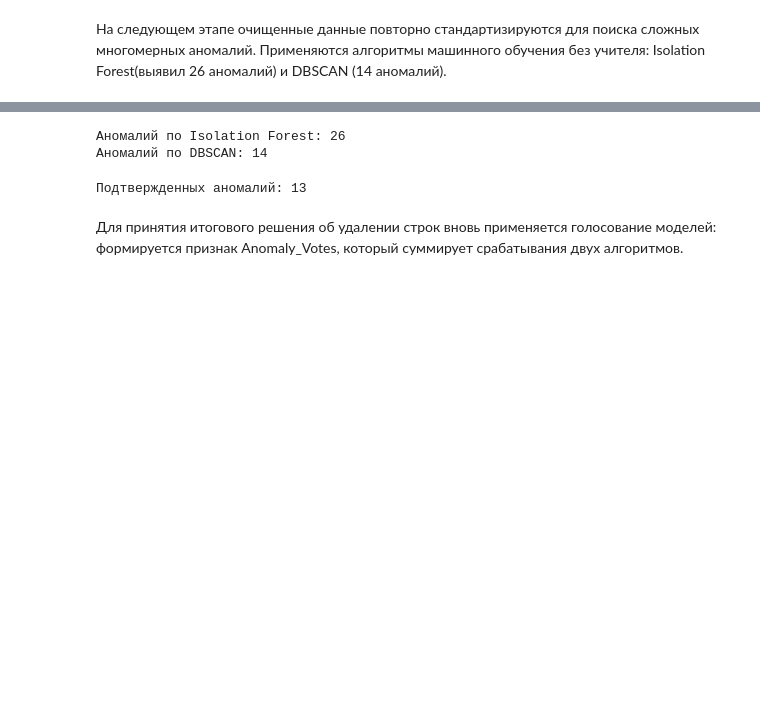
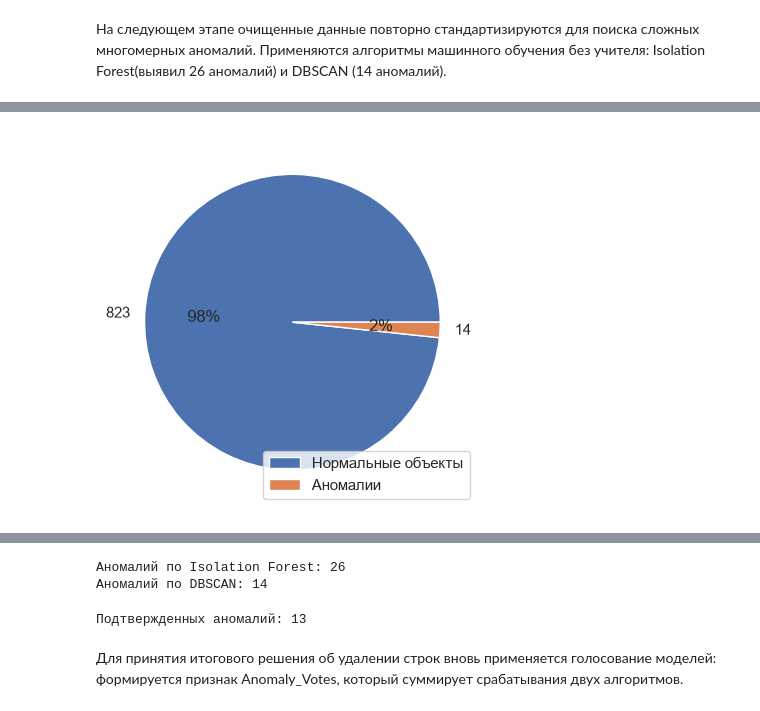
Before and after one commit to alexandrarengolt/HAIL_THE_KING, a Jupyter notebook: castle_walls.ipynb, the cells around one changed output, grey strips where cells are left out. Cells and saved outputs as stored; diff of their text form; code cells hidden in the pictures; blank space fills up the shorter version.

```diff
--- a/castle_walls.ipynb
+++ b/castle_walls.ipynb
@@ -574,3 +614,7 @@ X_train_for_anomaly['Anomaly_IF'] = iso.fit_predict(X_train_for_anomaly) == -1
 # %%
 dbscan = DBSCAN(eps=2.5, min_samples=15)
 X_train_for_anomaly['Anomaly_DBSCAN'] = dbscan.fit_predict(X_train_for_anomaly) == -1
+# %%
+draw_anomaly_pie(X_train_for_anomaly['Anomaly_DBSCAN'])
+# %% [output]
+[figure, added]
```
Also changed, not shown: parts of 9 cells of this notebook.
